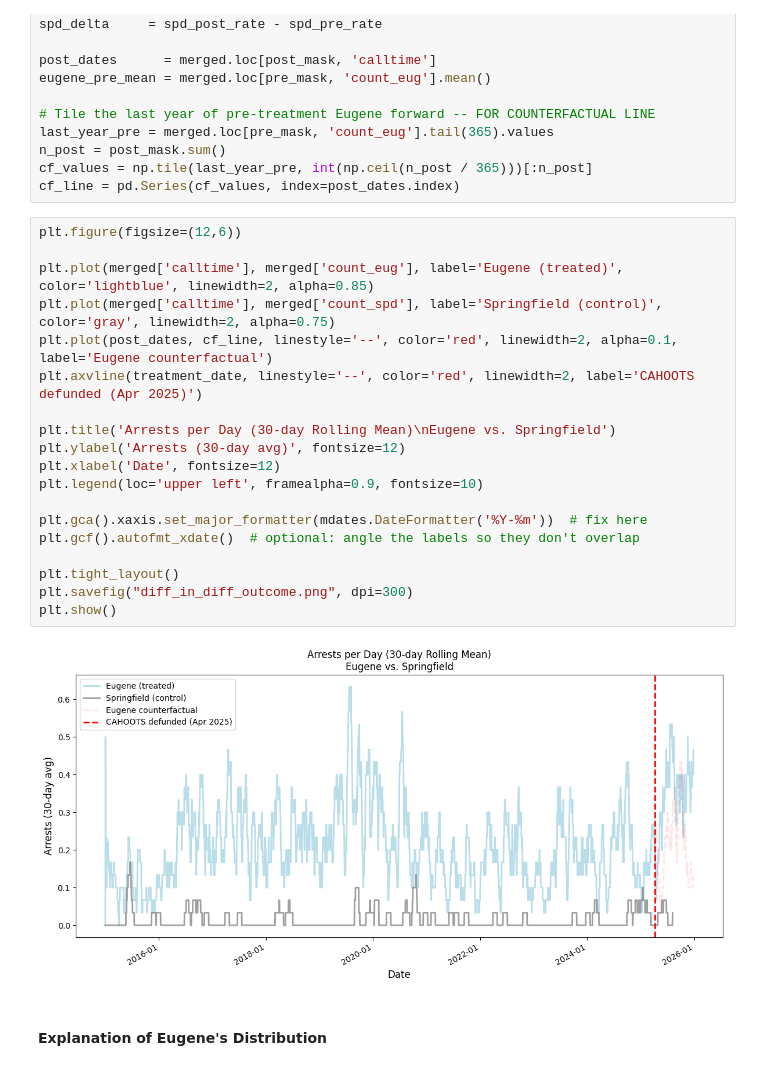
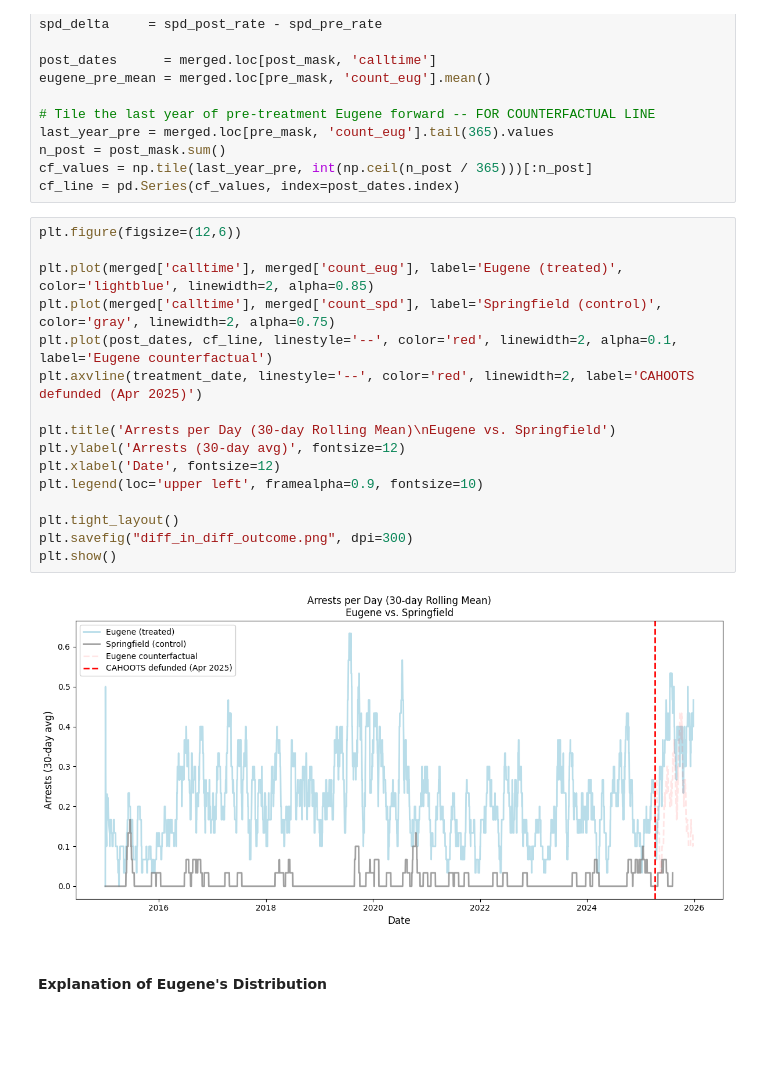
Before and after one commit to KanayaPatel/CAHOOTS-Gap-Performance-Analysis, a Jupyter notebook: outcome_analysis.ipynb, the cells around one changed output. Saved outputs shown, nothing was run; the diff lists cells and outputs as text; blank space fills up the shorter version.

```diff
--- a/outcome_analysis.ipynb
+++ b/outcome_analysis.ipynb
@@ -73,24 +73,21 @@ cf_line = pd.Series(cf_values, index=post_dates.index)
 # %%
 plt.figure(figsize=(12,6))
 
 plt.plot(merged['calltime'], merged['count_eug'], label='Eugene (treated)', color='lightblue', linewidth=2, alpha=0.85)
 plt.plot(merged['calltime'], merged['count_spd'], label='Springfield (control)', color='gray', linewidth=2, alpha=0.75)
 plt.plot(post_dates, cf_line, linestyle='--', color='red', linewidth=2, alpha=0.1, label='Eugene counterfactual')
 plt.axvline(treatment_date, linestyle='--', color='red', linewidth=2, label='CAHOOTS defunded (Apr 2025)')
 
 plt.title('Arrests per Day (30-day Rolling Mean)\nEugene vs. Springfield')
 plt.ylabel('Arrests (30-day avg)', fontsize=12)
 plt.xlabel('Date', fontsize=12)
 plt.legend(loc='upper left', framealpha=0.9, fontsize=10)
 
-plt.gca().xaxis.set_major_formatter(mdates.DateFormatter('%Y-%m'))  # fix here
-plt.gcf().autofmt_xdate()  # optional: angle the labels so they don't overlap
-
 plt.tight_layout()
 plt.savefig("diff_in_diff_outcome.png", dpi=300)
 plt.show()
 # %% [output]
-[figure, old version]
+[figure, new version]
 # %% [markdown]
 #### Explanation of Eugene's Distribution
 # %% [markdown]
```
